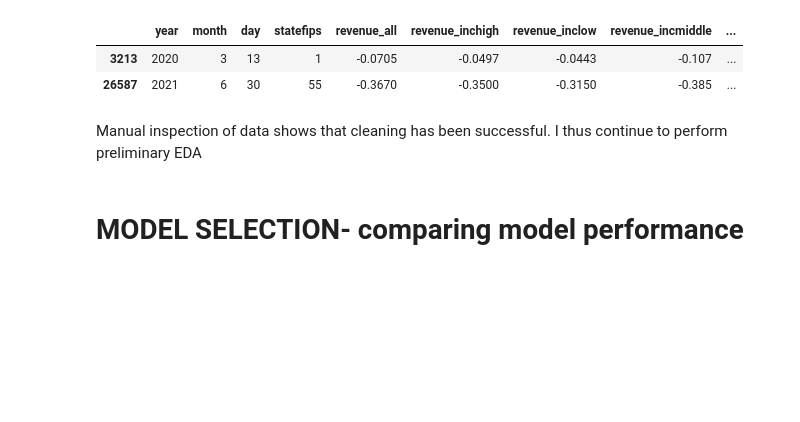
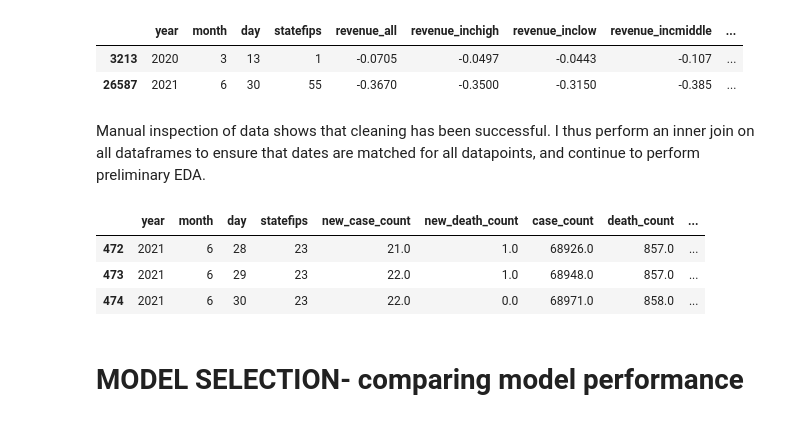
Before and after one commit to cjohnsoncruz/covid_spread_and_business_revenue, a Jupyter notebook: Quantifying_how_Covid_Case_Rates_affect_Business_Revenue.ipynb, the cells around one changed output. Cells and saved outputs as stored; diff of their text form; code cells hidden in the pictures; blank space fills up the shorter version.

```diff
--- a/Quantifying_how_Covid_Case_Rates_affect_Business_Revenue.ipynb
+++ b/Quantifying_how_Covid_Case_Rates_affect_Business_Revenue.ipynb
@@ -92,6 +92,14 @@ def trim_pre_covid(df):
 def drop_pre_emergency_rows(target_df, emergency_index):
   ## TO: actually trim the dataframe using the fed in value
   target_df.drop(target_df.index[0:emergency_index], inplace = True)
+
+def find_cols_with_substring(df, substring):
+    #extract keys as list, extract those that contain "spend"
+    all_cols = df.keys().tolist()
+    #index df with that list
+    key_term = substring #this is what you use to dete4rmine if its a column of interest
+    cols_to_keep = [col for col in all_cols if (key_term in col)]
+    return cols_to_keep
 # %%
 #set what plot type to use
 #https://matplotlib.org/stable/gallery/style_sheets/style_sheets_reference.html
@@ -251,4 +199,4 @@ revenue_per_state.head(1).append(revenue_per_state.tail(1))
 | 3213 | 2020 | 3 | 13 | 1 | -0.0705 | -0.0497 | -0.0443 | -0.107 | ... |
 | 26587 | 2021 | 6 | 30 | 55 | -0.3670 | -0.3500 | -0.3150 | -0.385 | ... |
 # %% [markdown]
-Manual inspection of data shows that cleaning has been successful. I thus continue to perform preliminary EDA
+Manual inspection of data shows that cleaning has been successful. I thus perform an inner join on all dataframes to ensure that dates are matched for all datapoints, and continue to perform preliminary EDA.
@@ -260,3 +203,35 @@ cols_of_interest['revenue'] =   find_mutable_cols(spending_per_state, protected_
+# %%
+cols_of_interest = dict() #create dict where key is information type, and value is the list of columns to use that aren't indexs
+cols_of_interest['covid'] = find_mutable_cols(covid_rate_per_state, protected_cols)
+cols_of_interest['spending'] =  find_mutable_cols(spending_per_state, protected_cols)
+cols_of_interest['revenue'] =   find_mutable_cols(spending_per_state, protected_cols)
+# to make sure that the dates line up, you need to do an inner join to take the matching days of the predicted variable, and the predictor variable dataframes
+join_covid_spending_revenue_df = dict() #this si a dict where every key (equal to state name) will refer to 1 df
+
+primary_key_cols = ['datetime', 'state','stateabbrev','state_pop2019'] #want to keep this for the primary dataframe
+secondary_key_cols = ['datetime', 'state'] #this is for the df that is gonna be joined
+spending_cols_to_merge = find_cols_with_substring(spending_per_state, 'spend') + secondary_key_cols
+revenue_cols_to_merge =find_cols_with_substring(revenue_per_state, 'revenue') + find_cols_with_substring(revenue_per_state, 'merchant') + secondary_key_cols
+
+#run forloop to run and store
+all_state_names = list(set(state_IDs.loc[:,'statename'])) #use set to extract unique values then combine into a list
+
+#RUN for loop to merge all dfs
+for state in all_state_names:
+    #join_covid_spending_revenue_df[state] = covid_rate_per_state.set_index('datetime')
+    #join_covid_spending_revenue_df[state] = pd.concat(covid_rate_per_state.loc[covid_rate_per_state['state']==state, :], spending_per_state.loc[ spending_per_state['state']==state,:], how = 'inner', left_index = True, right_on = 'datetime')
+    df_base = covid_rate_per_state.loc[covid_rate_per_state['state']==state, :]
+    df_add =  spending_per_state.loc[ spending_per_state['state']==state,spending_cols_to_merge]
+    join_covid_spending_revenue_df[state] = pd.merge(df_base,df_add, how = 'inner', on = ['datetime', 'state'])
+    df_add_revenue = revenue_per_state.loc[revenue_per_state['state']== state, revenue_cols_to_merge]
+    join_covid_spending_revenue_df[state] = pd.merge(join_covid_spending_revenue_df[state],df_add_revenue, how = 'inner', on = ['datetime', 'state'])
+
+join_covid_spending_revenue_df[state].tail(3)
+# %% [output]
+|  | year | month | day | statefips | new_case_count | new_death_count | case_count | death_count | ... |
+| 472 | 2021 | 6 | 28 | 23 | 21.0 | 1.0 | 68926.0 | 857.0 | ... |
+| 473 | 2021 | 6 | 29 | 23 | 22.0 | 1.0 | 68948.0 | 857.0 | ... |
+| 474 | 2021 | 6 | 30 | 23 | 22.0 | 0.0 | 68971.0 | 858.0 | ... |
 # %% [markdown]
 # MODEL SELECTION- comparing model performance
 # %% [markdown]
```
Also changed, not shown: parts of 19 cells of this notebook.
